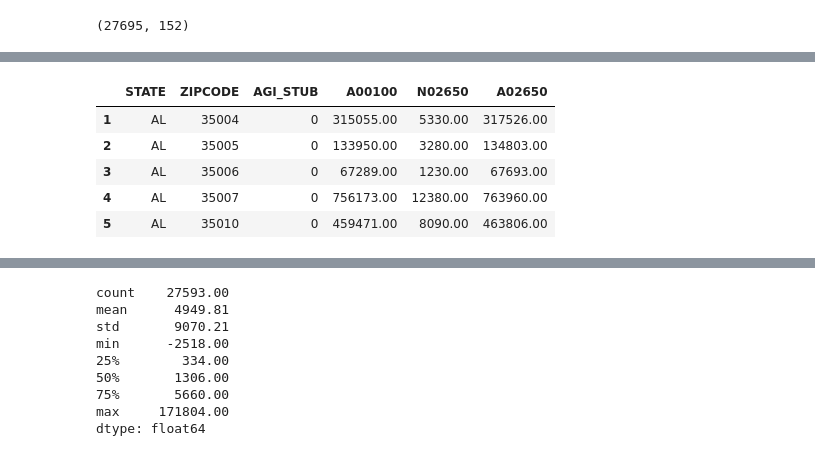
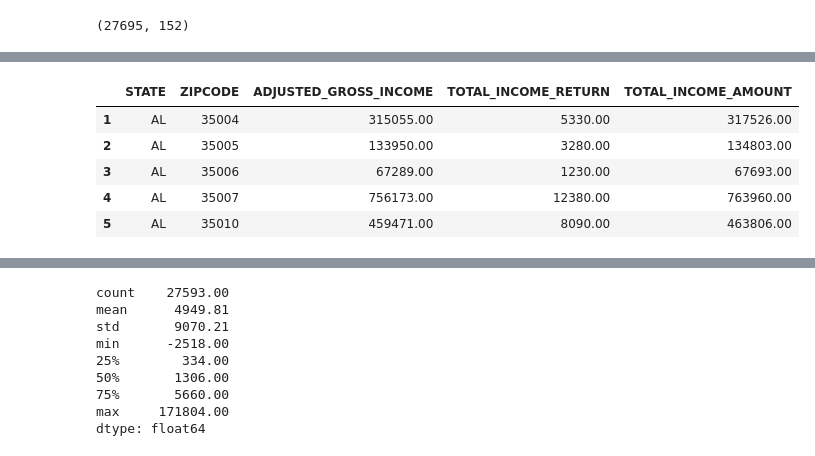
Before and after one commit to furkaneneseren/US-Tax-Analyze, a Jupyter notebook: zipcode_clustering.ipynb, the cells around one changed output, grey strips where cells are left out. Saved outputs shown, nothing was run; the diff lists cells and outputs as text; code cells hidden in the pictures.

```diff
--- a/zipcode_clustering.ipynb
+++ b/zipcode_clustering.ipynb
@@ -33,10 +30,11 @@ df_removed_other.head()
 # %%
-df_income = df_removed_other.iloc[:,list(range(1, 4)) + list(range(19, 22))]
+df_income = df[(df["ZIPCODE"]!=0) & (df["ZIPCODE"]!=99999)].iloc[:,list(range(1, 3)) + list(range(19, 22))]
+df_income.rename(columns={"A00100": "ADJUSTED_GROSS_INCOME", "N02650": "TOTAL_INCOME_RETURN", "A02650": "TOTAL_INCOME_AMOUNT"}, inplace=True)
 df_income.head()
 # %% [output]
-|  | STATE | ZIPCODE | AGI_STUB | A00100 | N02650 | A02650 |
-| 1 | AL | 35004 | 0 | 315055.00 | 5330.00 | 317526.00 |
-| 2 | AL | 35005 | 0 | 133950.00 | 3280.00 | 134803.00 |
-| 3 | AL | 35006 | 0 | 67289.00 | 1230.00 | 67693.00 |
-| 4 | AL | 35007 | 0 | 756173.00 | 12380.00 | 763960.00 |
-| 5 | AL | 35010 | 0 | 459471.00 | 8090.00 | 463806.00 |
+|  | STATE | ZIPCODE | ADJUSTED_GROSS_INCOME | TOTAL_INCOME_RETURN | TOTAL_INCOME_AMOUNT |
+| 1 | AL | 35004 | 315055.00 | 5330.00 | 317526.00 |
+| 2 | AL | 35005 | 133950.00 | 3280.00 | 134803.00 |
+| 3 | AL | 35006 | 67289.00 | 1230.00 | 67693.00 |
+| 4 | AL | 35007 | 756173.00 | 12380.00 | 763960.00 |
+| 5 | AL | 35010 | 459471.00 | 8090.00 | 463806.00 |
```
Also changed, not shown: parts of 33 cells of this notebook.
